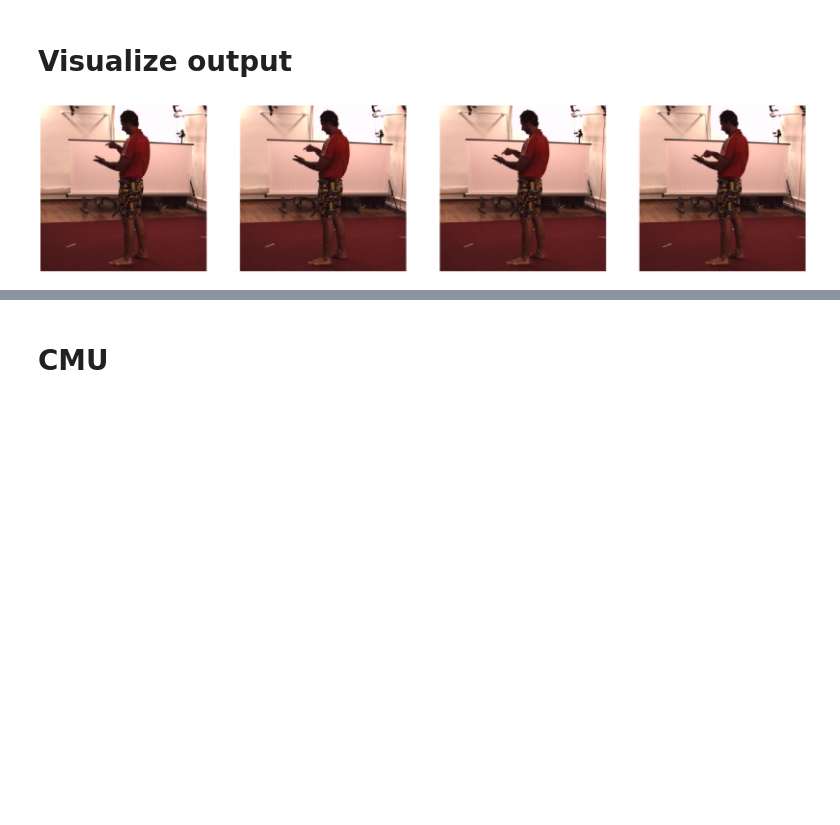
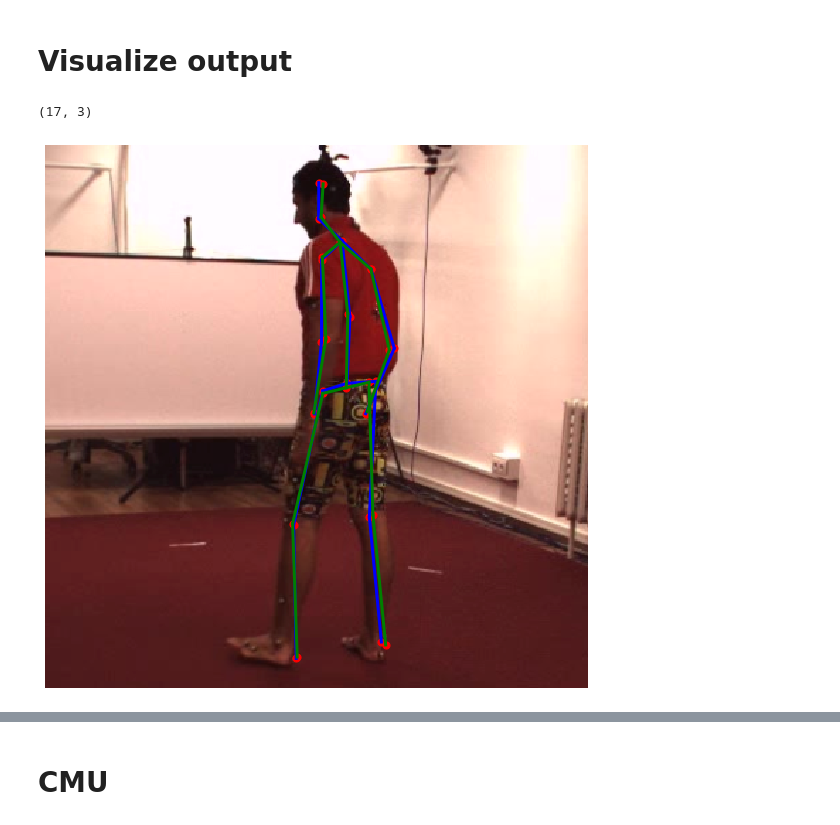
Before and after one commit to blufzzz/learnable-triangulation-pytorch, a Jupyter notebook: debug datasets.ipynb, the cells around one changed output, grey strips where cells are left out. Drawn from its saved outputs; the diff is of its cells as text; code cells hidden in the pictures; blank space fills up the shorter version.

```diff
--- a/debug datasets.ipynb
+++ b/debug datasets.ipynb
@@ -121,0 +148,5 @@ for i in range(100,200,10):
+# %%
+i = 0
+keypoints = icvl_train_table.iloc[i].values.reshape(-1,3)
+# img_path_0 = os.path.join(icvl_root_train, 'depth', train_images_names[i])
+# img_0 = plt.imread(img_path_0)
@@ -465,10 +553,11 @@ BdbQuit:
 # experiment_root = os.path.join('../logs/', experiment_type, experiment_name)
 # config_path = experiment_root + '/config.yaml'
 
-config_path = './experiments/human36m/train/human36m_vol_temporal_adain.yaml'
+config_path = './experiments/human36m/train/human36m_vol_baseline.yaml'
 
 config = cfg.load_config(config_path)
 config.dataset.dt = 1
+config.dataset.val.retain_every_n_frames_in_test = 1
 
 train_loader, val_loader, _ = setup_human36m_dataloaders(config,
                                              is_train=True,
@@ -502,40 +591,56 @@ train_dataset = train_loader.dataset
 # %% [markdown]
 # Visualize output
 # %%
-for batch in islice(val_loader, 10, 12, 2):
+iterator = islice(val_loader, 51, 52, 1)
+n = 1
+fig, axes = plt.subplots(ncols=n, nrows=1, figsize=(10 * n, 10))
 
+for k,batch in enumerate(iterator):
     n_views = batch['images'].shape[1]
-    batch_size = batch['images'].shape[0]
+    batch_size = batch['images'].shape[0]# first row
+    i = 0
+    detection = batch['detections'][0][i]
+    *bbox, c = detection
 
-    fig, axes = plt.subplots(ncols=n_views, nrows=1, figsize=(10 * n_views, 10))
-    for i in range(n_views):
-        # first row
-        detection = batch['detections'][0][i]
-        *bbox, c = detection
+    image = batch['images'][0][i]
+    image = denormalize_image(image).astype(np.uint8)
+    image = image[..., ::-1]  # bgr -> rgb
+    camera_name = batch['cameras'][i][0].name
+    title = "{}, detection conf: {:.3}".format(camera_name, c)
 
-        image = batch['images'][0][i]
-        image = denormalize_image(image).astype(np.uint8)
-        image = image[..., ::-1]  # bgr -> rgb
-        camera_name = batch['cameras'][i][0].name
-        title = "{}, detection conf: {:.3}".format(camera_name, c)
-
-        # second row
-        keypoints_3d = batch['keypoints_3d'][0][:, :3]
-        proj_matrix = batch['cameras'][i][0].projection
+    # second row
+    keypoints_3d = batch['keypoints_3d'][0][:, :3]
+    proj_matrix = batch['cameras'][i][0].projection
 #         image_shape_before_resize = batch['image_shapes_before_resize'][0][i]
-        image_shape = image.shape[:2]
-
+    image_shape = image.shape[:2]
 
 #         keypoints_2d_wrt_orig = transform_points_after_crop_and_resize(keypoints_2d_wrt_new, (bbox[0], bbox[1]), image_shape_before_resize, image_shape, forward=True)
 
-        axes[i].set_xlim(0, image.shape[1])
-        axes[i].set_ylim(0, image.shape[0])
-        axes[i].invert_yaxis()
-        axes[i].imshow(image)
-#         keypoints_2d_wrt_new = multiview.project_3d_points_to_image_plane_without_distortion(proj_matrix, keypoints_3d)
-#         axes[i].scatter(keypoints_2d_wrt_new[:, 0], keypoints_2d_wrt_new[:, 1], s=10, c='red')
-#         draw_2d_pose(keypoints_2d_wrt_new, axes[i], kind='human36m', keypoints_mask=None, point_size=100, line_width=3, radius=None, color=None)
-        axes[i].axis('off')
-    plt.show()
+#     axes[k].set_xlim(0, image.shape[1])
+#     axes[k].set_ylim(0, image.shape[0])
+#     axes[k].invert_yaxis()
+#     axes[k].imshow(image)
+    if k == 0:
+        axes.set_xlim(0, image.shape[1])
+        axes.set_ylim(0, image.shape[0])
+        axes.invert_yaxis()
+        axes.imshow(image)
+
+        keypoints_3d_shifted = keypoints_3d.copy()
+#         keypoints_3d_shifted[11] += 200
+#         keypoints_3d_shifted[10] += 220#np.array([300,300,])
+        keypoints_3d_shifted += np.random.randn(17,3)*10
+        print (keypoints_2d_wrt_new.shape)
+        keypoints_2d_wrt_new = multiview.project_3d_points_to_image_plane_without_distortion(proj_matrix, keypoints_3d_shifted)
+        axes.scatter(keypoints_2d_wrt_new[:, 0], keypoints_2d_wrt_new[:, 1], s=5, c='red')
+        draw_2d_pose(keypoints_2d_wrt_new, axes, kind='human36m', keypoints_mask=None, point_size=50, line_width=3, radius=None, color='blue')
+
+        keypoints_2d_wrt_new = multiview.project_3d_points_to_image_plane_without_distortion(proj_matrix, keypoints_3d)
+        axes.scatter(keypoints_2d_wrt_new[:, 0], keypoints_2d_wrt_new[:, 1], s=5, c='red')
+        draw_2d_pose(keypoints_2d_wrt_new, axes, kind='human36m', keypoints_mask=None, point_size=50, line_width=3, radius=None, color='green')
+
+        axes.axis('off')
+plt.show()
 # %% [output]
+(17, 3)
-[figure, old version]
+[figure, new version]
```
Also changed, not shown: parts of 15 cells of this notebook, 29 other files.
